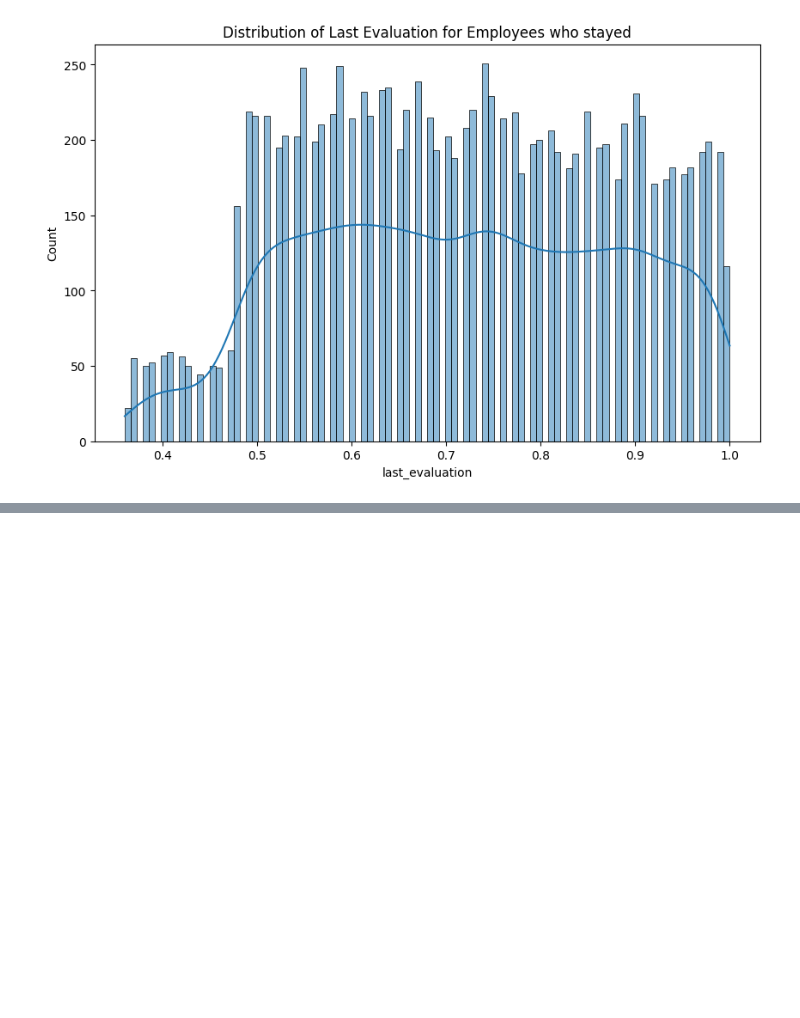
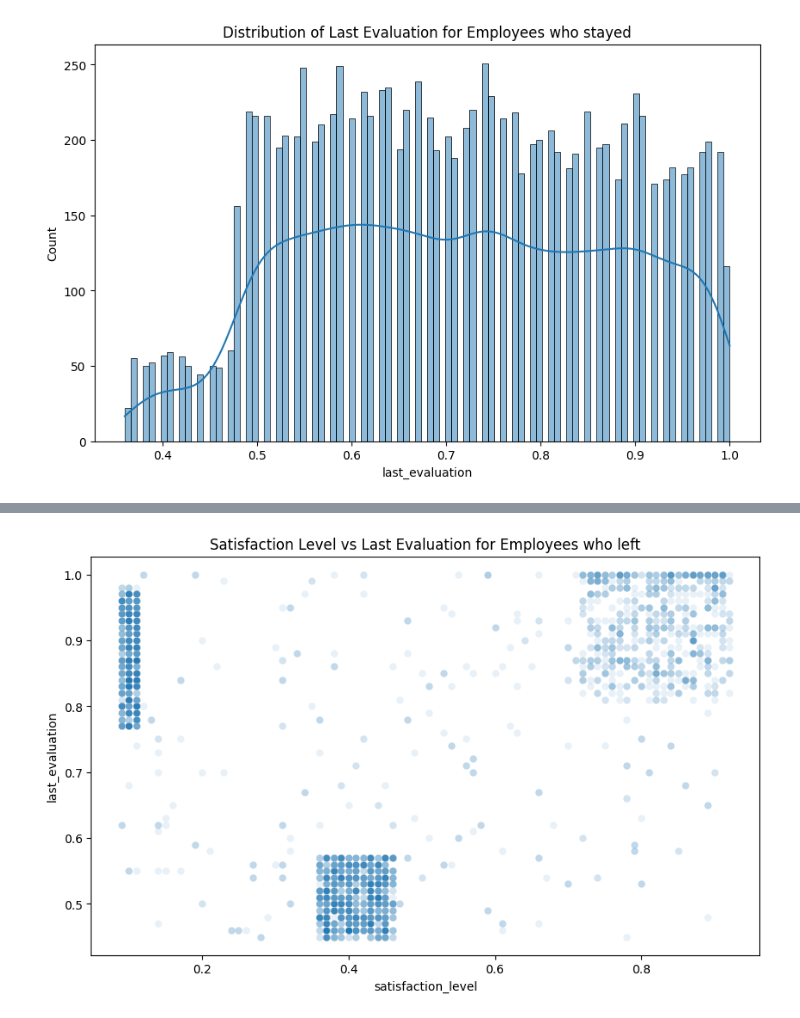
Before and after one commit to OsorioEL/EmployeeTurnover, a Jupyter notebook: EmployeeTurnover.ipynb, the cells around one changed output, grey strips where cells are left out. Saved outputs shown, nothing was run; the diff lists cells and outputs as text; code cells hidden in the pictures; blank space fills up the shorter version.

```diff
--- a/EmployeeTurnover.ipynb
+++ b/EmployeeTurnover.ipynb
@@ -180,0 +376,8 @@ plt.show()
+# %%
+# Scatter plot of satisfaction_level and last_evaluation for those who left only
+plt.figure(figsize=(10,6))
+sns.scatterplot(data=df[df['left']==1], x='satisfaction_level', y='last_evaluation', alpha=0.1)
+plt.title('Satisfaction Level vs Last Evaluation for Employees who left')
+plt.show()
+# %% [output]
+[figure, added]
```
Also changed, not shown: parts of 9 cells of this notebook.
